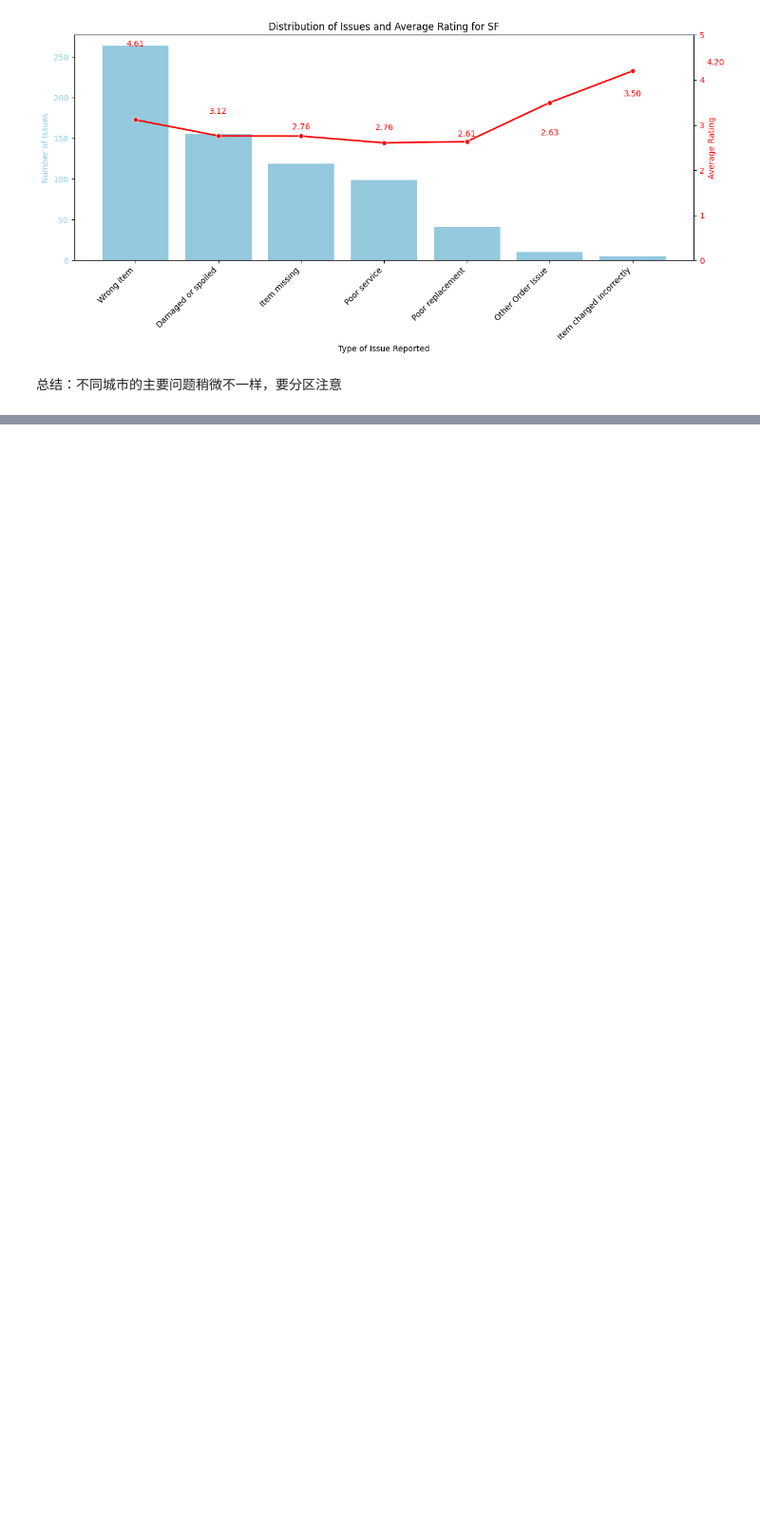
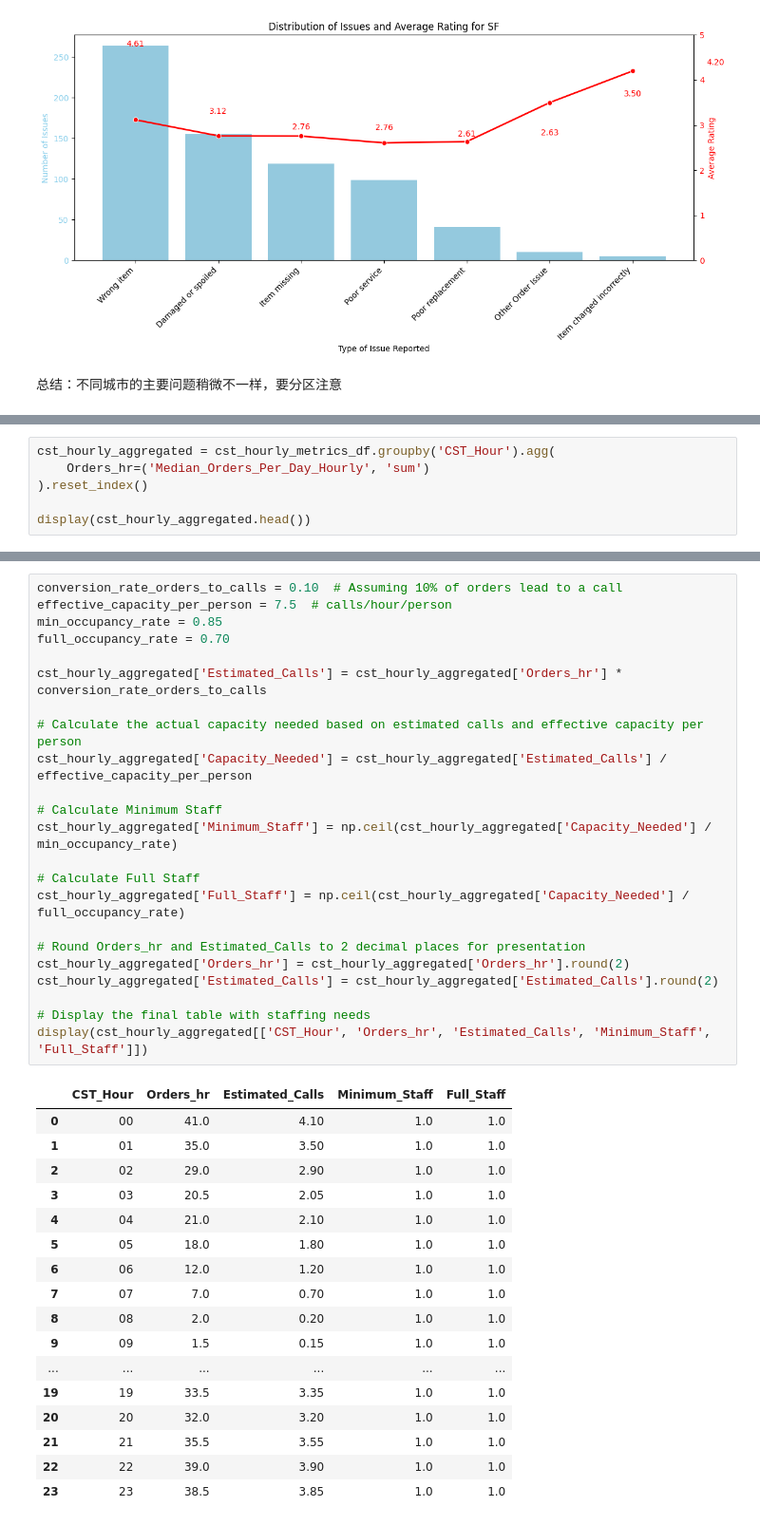
Before and after one commit to PeiZheng224/AI-Powered-Marketing-Content-Pipeline, a Jupyter notebook: instacart_1/takehomefile.ipynb, the cells around one changed output, grey strips where cells are left out. Shown at 95% size. Saved outputs shown, nothing was run; the diff lists cells and outputs as text; blank space fills up the shorter version.

```diff
--- a/instacart_1/takehomefile.ipynb
+++ b/instacart_1/takehomefile.ipynb
@@ -1049,0 +1159,6 @@ strong multicollinearity problems or that the design matrix is singular.
+# %%
+cst_hourly_aggregated = cst_hourly_metrics_df.groupby('CST_Hour').agg(
+    Orders_hr=('Median_Orders_Per_Day_Hourly', 'sum')
+).reset_index()
+
+display(cst_hourly_aggregated.head())
@@ -1049,0 +1175,41 @@ strong multicollinearity problems or that the design matrix is singular.
+# %%
+conversion_rate_orders_to_calls = 0.10  # Assuming 10% of orders lead to a call
+effective_capacity_per_person = 7.5  # calls/hour/person
+min_occupancy_rate = 0.85
+full_occupancy_rate = 0.70
+
+cst_hourly_aggregated['Estimated_Calls'] = cst_hourly_aggregated['Orders_hr'] * conversion_rate_orders_to_calls
+
+# Calculate the actual capacity needed based on estimated calls and effective capacity per person
+cst_hourly_aggregated['Capacity_Needed'] = cst_hourly_aggregated['Estimated_Calls'] / effective_capacity_per_person
+
+# Calculate Minimum Staff
+cst_hourly_aggregated['Minimum_Staff'] = np.ceil(cst_hourly_aggregated['Capacity_Needed'] / min_occupancy_rate)
+
+# Calculate Full Staff
+cst_hourly_aggregated['Full_Staff'] = np.ceil(cst_hourly_aggregated['Capacity_Needed'] / full_occupancy_rate)
+
+# Round Orders_hr and Estimated_Calls to 2 decimal places for presentation
+cst_hourly_aggregated['Orders_hr'] = cst_hourly_aggregated['Orders_hr'].round(2)
+cst_hourly_aggregated['Estimated_Calls'] = cst_hourly_aggregated['Estimated_Calls'].round(2)
+
+# Display the final table with staffing needs
+display(cst_hourly_aggregated[['CST_Hour', 'Orders_hr', 'Estimated_Calls', 'Minimum_Staff', 'Full_Staff']])
+# %% [output]
+|  | CST_Hour | Orders_hr | Estimated_Calls | Minimum_Staff | Full_Staff |
+| 0 | 00 | 41.0 | 4.10 | 1.0 | 1.0 |
+| 1 | 01 | 35.0 | 3.50 | 1.0 | 1.0 |
+| 2 | 02 | 29.0 | 2.90 | 1.0 | 1.0 |
+| 3 | 03 | 20.5 | 2.05 | 1.0 | 1.0 |
+| 4 | 04 | 21.0 | 2.10 | 1.0 | 1.0 |
+| 5 | 05 | 18.0 | 1.80 | 1.0 | 1.0 |
+| 6 | 06 | 12.0 | 1.20 | 1.0 | 1.0 |
+| 7 | 07 | 7.0 | 0.70 | 1.0 | 1.0 |
+| 8 | 08 | 2.0 | 0.20 | 1.0 | 1.0 |
+| 9 | 09 | 1.5 | 0.15 | 1.0 | 1.0 |
+| ... | ... | ... | ... | ... | ... |
+| 19 | 19 | 33.5 | 3.35 | 1.0 | 1.0 |
+| 20 | 20 | 32.0 | 3.20 | 1.0 | 1.0 |
+| 21 | 21 | 35.5 | 3.55 | 1.0 | 1.0 |
+| 22 | 22 | 39.0 | 3.90 | 1.0 | 1.0 |
+| 23 | 23 | 38.5 | 3.85 | 1.0 | 1.0 |
```
Also changed, not shown: parts of 30 cells of this notebook.
